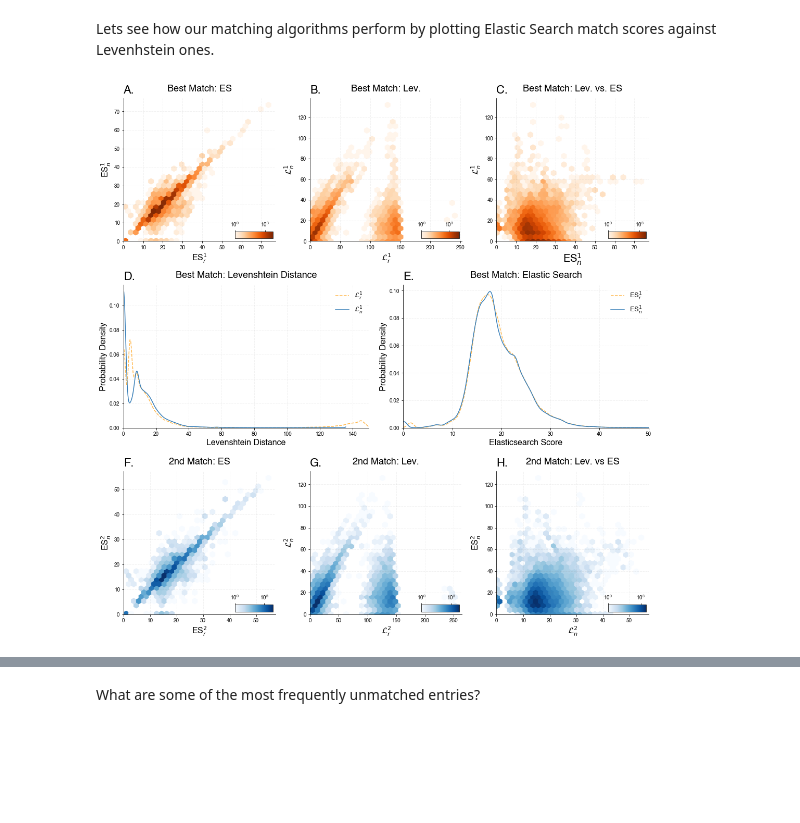
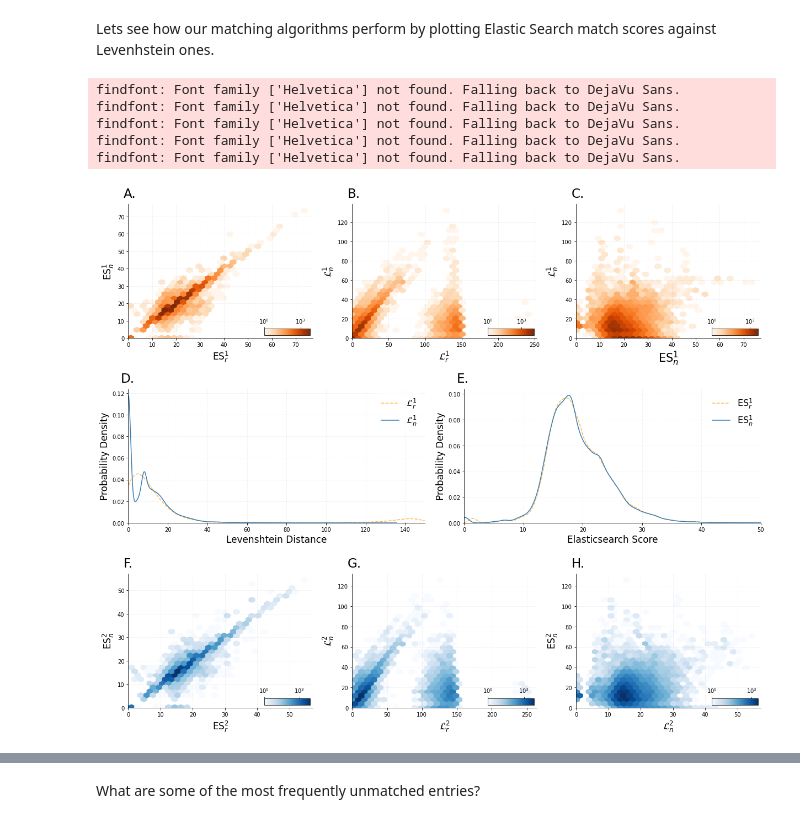
Before and after one commit to crahal/NHSSpend, a Jupyter notebook: src/analysis/charity_analysis_notebook.ipynb, the cells around one changed output, grey strips where cells are left out. Drawn from its saved outputs; the diff is of its cells as text; code cells hidden in the pictures; blank space fills up the shorter version.

```diff
--- a/src/analysis/charity_analysis_notebook.ipynb
+++ b/src/analysis/charity_analysis_notebook.ipynb
@@ -319,10 +317,15 @@ hide_toggle()
 # %% [markdown]
 Lets see how our matching algorithms perform by plotting Elastic Search match scores against Levenhstein ones.
 # %%
-scoring_figures(sup_df, figure_path, (15, 15))
+scoring_figures(sup_df, figure_path, (17, 14))
 hide_toggle()
 # %% [output]
+findfont: Font family ['Helvetica'] not found. Falling back to DejaVu Sans.
+findfont: Font family ['Helvetica'] not found. Falling back to DejaVu Sans.
+findfont: Font family ['Helvetica'] not found. Falling back to DejaVu Sans.
+findfont: Font family ['Helvetica'] not found. Falling back to DejaVu Sans.
+findfont: Font family ['Helvetica'] not found. Falling back to DejaVu Sans.
-[figure, old version]
+[figure, new version]
 [interactive output not drawn]
 # %% [markdown]
 What are some of the most frequently unmatched entries?
```
Also changed, not shown: parts of 62 cells of this notebook, 2 other files.
